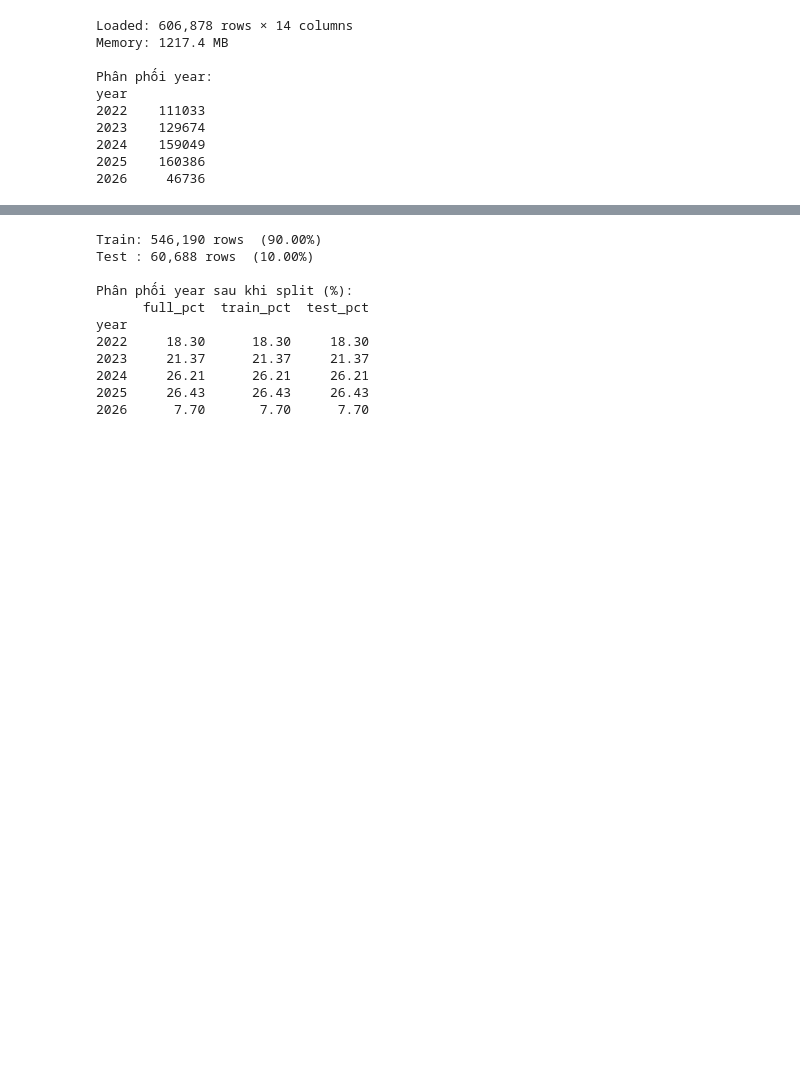
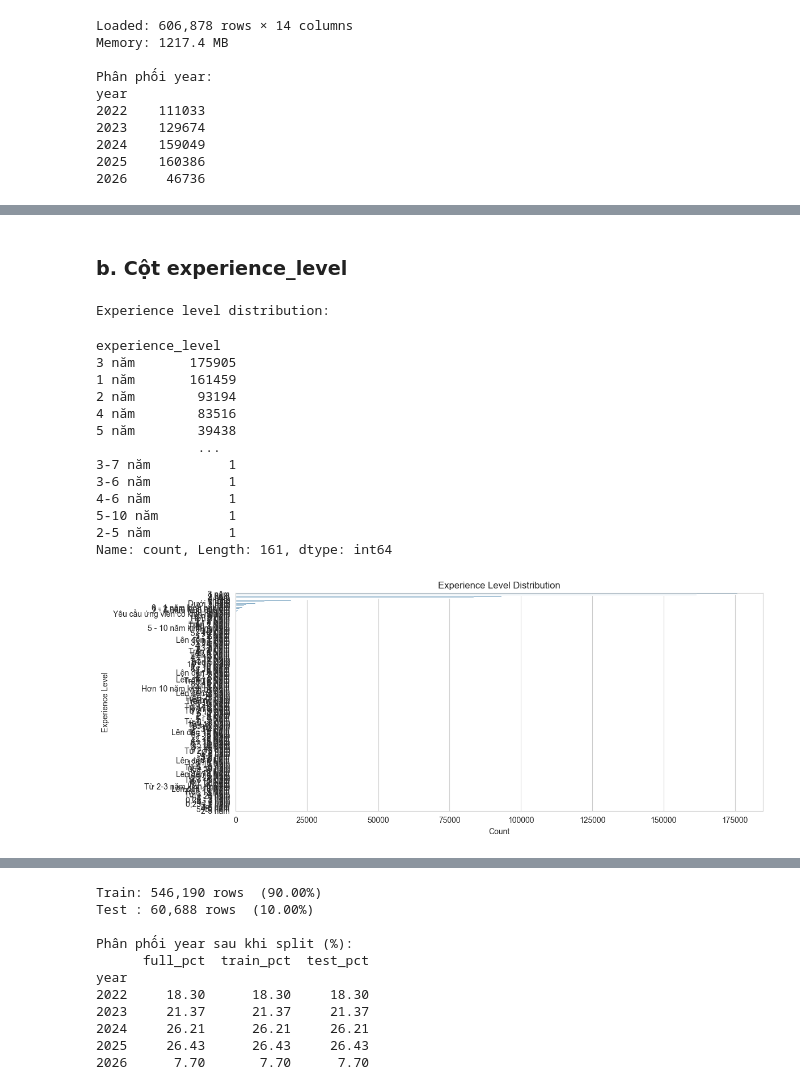
Before and after one commit to VietNamCombatZ/Salary-clustering, a Jupyter notebook: notebook/01_split_and_export.ipynb, the cells around one changed output, grey strips where cells are left out. Cells and saved outputs as stored; diff of their text form; code cells hidden in the pictures; blank space fills up the shorter version.

Commit message:
add feature categorical and raw data overview

```diff
--- a/notebook/01_split_and_export.ipynb
+++ b/notebook/01_split_and_export.ipynb
@@ -56,0 +335,43 @@ year
+# %% [markdown]
+### b. Cột experience_level
+# %%
+## 5.b Experience level
+
+print('Experience level distribution:')
+display(df['experience_level'].value_counts(dropna=False))
+
+plt.figure(figsize=FIGSIZE)
+
+order = (
+    df['experience_level']
+    .value_counts()
+    .index
+)
+
+sns.countplot(
+    data=df,
+    y='experience_level',
+    order=order
+)
+
+plt.title('Experience Level Distribution')
+plt.xlabel('Count')
+plt.ylabel('Experience Level')
+
+plt.show()
+# %% [output]
+Experience level distribution:
+experience_level
+3 năm       175905
+1 năm       161459
+2 năm        93194
+4 năm        83516
+5 năm        39438
+             ...
+3-7 năm          1
+3-6 năm          1
+4-6 năm          1
+5-10 năm         1
+2-5 năm          1
+Name: count, Length: 161, dtype: int64
+[figure, added]
```
Also changed, not shown: parts of 23 cells of this notebook.
